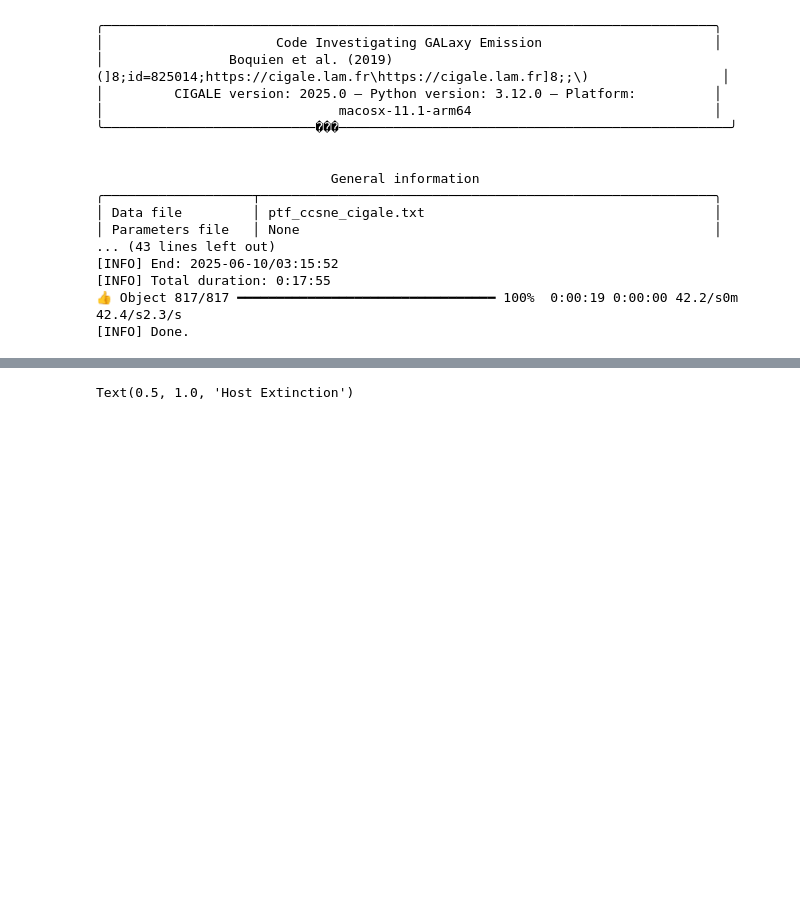
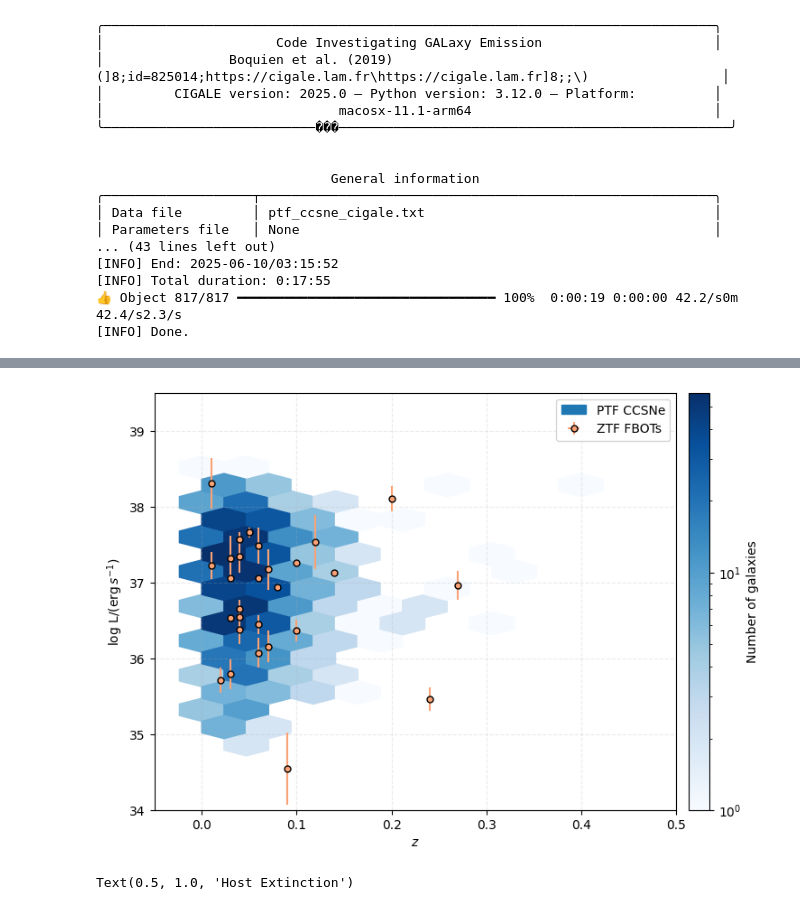
Before and after one commit to aswinsuresh24/sne_hosts, a Jupyter notebook: hosts.ipynb, the cells around one changed output, grey strips where cells are left out. Drawn from its saved outputs; the diff is of its cells as text; code cells hidden in the pictures; blank space fills up the shorter version.

```diff
--- a/hosts.ipynb
+++ b/hosts.ipynb
@@ -435,3 +452,22 @@ ax.set_ylim(-3, 2)
+# %%
+fig, ax = plt.subplots(1, 1, figsize = (9, 6))
+ax.errorbar(fbot_results['bayes.universe.redshift'], np.log10(fbot_results['bayes.stellar.lum']),
+            yerr = fbot_results['bayes.stellar.lum_err']/fbot_results['bayes.stellar.lum']/np.log(10),
+            xerr = fbot_results['bayes.universe.redshift_err'],
+            marker = 'o', markerfacecolor = "#faa275", markeredgecolor = 'black',
+            ecolor = '#faa275', markersize = 5, linestyle = 'none', label = 'ZTF FBOTs')
+im_ = ax.hexbin(sne_results['bayes.universe.redshift'], np.log10(sne_results['bayes.stellar.lum']), gridsize = 20, cmap = 'Blues', norm='log', label = 'PTF CCSNe')
+
+fig.colorbar(im_, pad = 0.02, label = 'Number of galaxies')
+ax.grid(alpha = 0.25, linestyle = '--')
+ax.set_xlabel(r'$z$')
+ax.set_ylabel(r'log $\text{L}/(\text{erg}\,s^{-1})$')
+ax.legend()
+ax.set_xlim(-0.05, 0.5)
+ax.set_ylim(34, 39.5)
+plt.savefig('plots/fbots_zlum.png', bbox_inches = 'tight', dpi = 400)
+# %% [output]
+[figure, added]
 # %%
 plt.hist(sne_results['bayes.attenuation.ebvs_old_factor'], bins = 40, color = 'royalblue', label = 'PTF CCSNe')
 plt.hist(fbot_results['bayes.attenuation.ebvs_old_factor'], bins = 10, color = 'hotpink', label = 'FBOTs')
```
Also changed, not shown: parts of 4 cells of this notebook, 1 other file.
